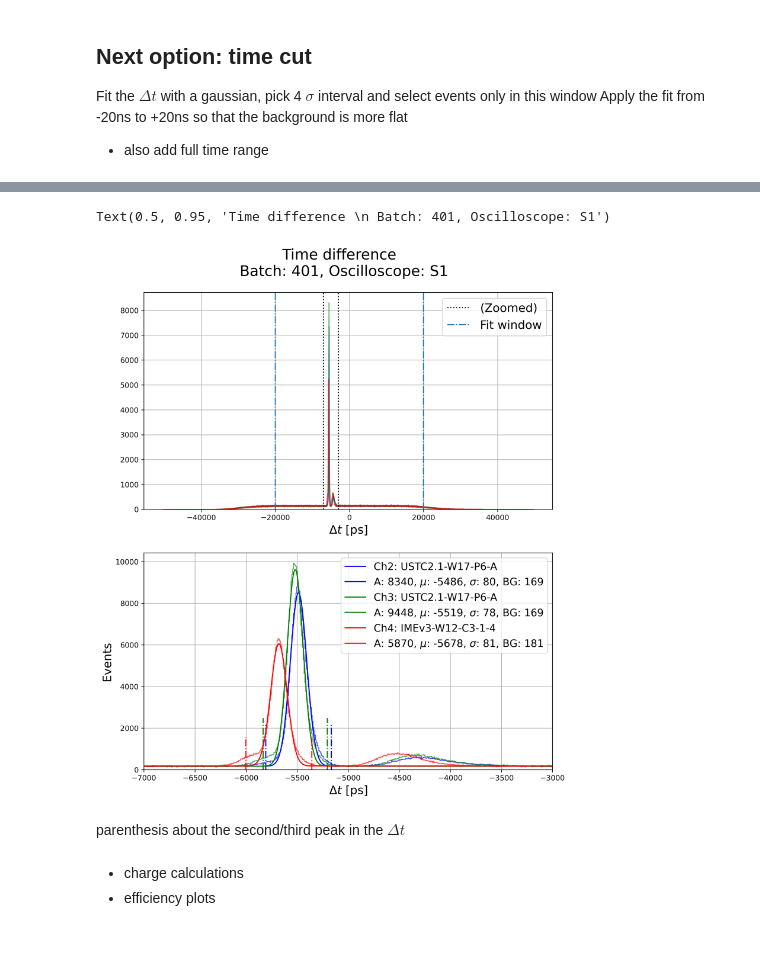
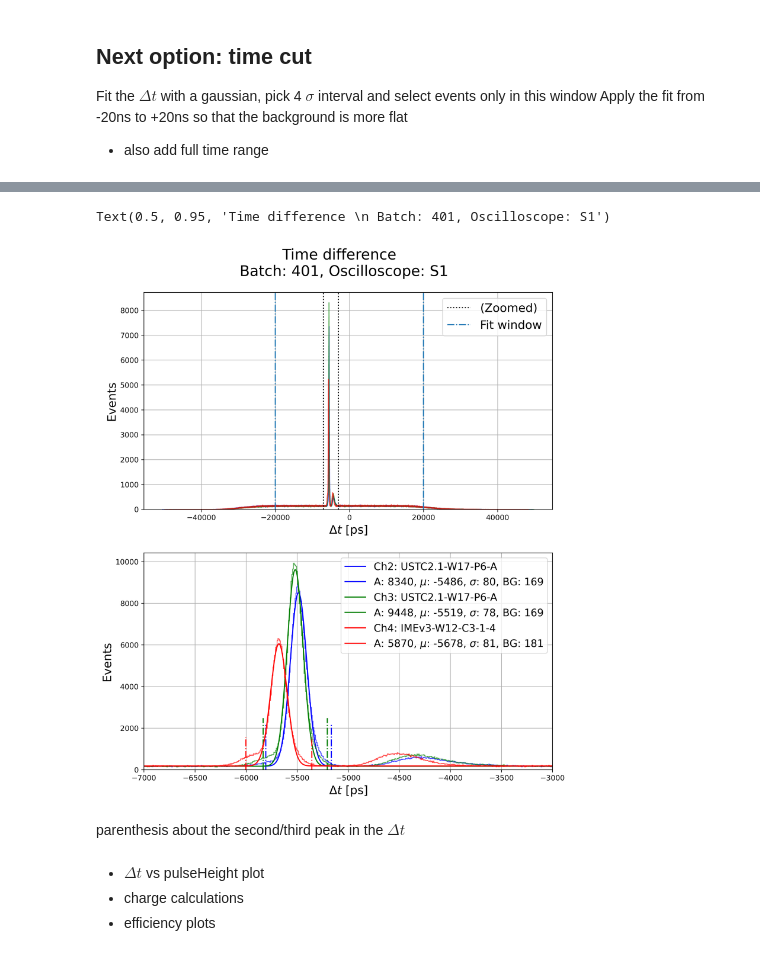
Before and after one commit to TheMarcello/testbeam-analysis, a Jupyter notebook: Steps_analysis.ipynb, the cells around one changed output, grey strips where cells are left out. Drawn from its saved outputs; the diff is of its cells as text; code cells hidden in the pictures.

```diff
--- a/Steps_analysis.ipynb
+++ b/Steps_analysis.ipynb
@@ -237,37 +237,38 @@ for dut in [1,2,3]:
     initial_param = (np.max(hist),bins_centers[np.argmax(hist)],100,np.average(hist))
     param, covar = curve_fit(my_gauss, bins_centers, hist, p0=initial_param)#, sigma=hist**0.5, absolute_sigma=True)
 #     print(f"Fit parameters: {param}")
     axes[1].plot(bins_centers, my_gauss(bins_centers,*param), color=colormap[dut],
               label=f"Ch{dut+1}: {dict_of_batches[this_batch].S[S].get_sensor(f'Ch{dut+1}').name}")
     number_of_sigmas = 4
     left_base, right_base = param[1]-number_of_sigmas*param[2], param[1]+number_of_sigmas*param[2]
     axes[1].vlines(left_base, ymin=0, ymax=np.max(hist)/4, color=colormap[dut], linestyle='-.')
     axes[1].vlines(right_base, ymin=0, ymax=np.max(hist)/4, color=colormap[dut], linestyle='-.')
     ### add units to the parameters
     axes[1].plot([],[],color=colormap[dut], label="A: %.0f, $\mu$: %.0f, $\sigma$: %.0f, BG: %.0f" %(param[0],param[1], param[2], param[3])) # only two decimals
 
 xlim = (-7e3,-3e3)
 axes[0].set_xlabel(f"$\Delta t$ [ps]", fontsize=16)
-axes[1].set_ylabel("Events", fontsize=16)
+axes[0].set_ylabel("Events", fontsize=16)
 axes[0].axvline(xlim[0],linestyle=':',color='k',label='(Zoomed)')
 axes[0].axvline(xlim[1],linestyle=':',color='k')
 axes[0].axvline(-window_limit, linestyle='-.', label='Fit window')
 axes[0].axvline(+window_limit, linestyle='-.')
 axes[0].legend(fontsize=16)
 
 axes[1].set_xlabel(f"$\Delta t$ [ps]", fontsize=16)
 axes[1].set_ylabel("Events", fontsize=16)
 axes[1].set_xlim(xlim)
 axes[1].legend(fontsize=14)
 
 fig.suptitle(f"Time difference \
 \n Batch: {this_batch}, Oscilloscope: {S}",y=.95, fontsize=20)
 # fig.savefig(f"../various plots/time_difference_{this_batch}_{S}_small_range_with_fit.svg")
 # %% [output]
 Text(0.5, 0.95, 'Time difference \n Batch: 401, Oscilloscope: S1')
-[figure, old version]
+[figure, new version]
-# %% [markdown]
-parenthesis about the second/third peak in the $\Delta t$
-# %% [markdown]
-- charge calculations
-- efficiency plots
+# %% [markdown]
+parenthesis about the second/third peak in the $\Delta t$
+# %% [markdown]
+- $\Delta t$ vs pulseHeight plot
+- charge calculations
+- efficiency plots
```
Also changed, not shown: parts of 2 cells of this notebook.
